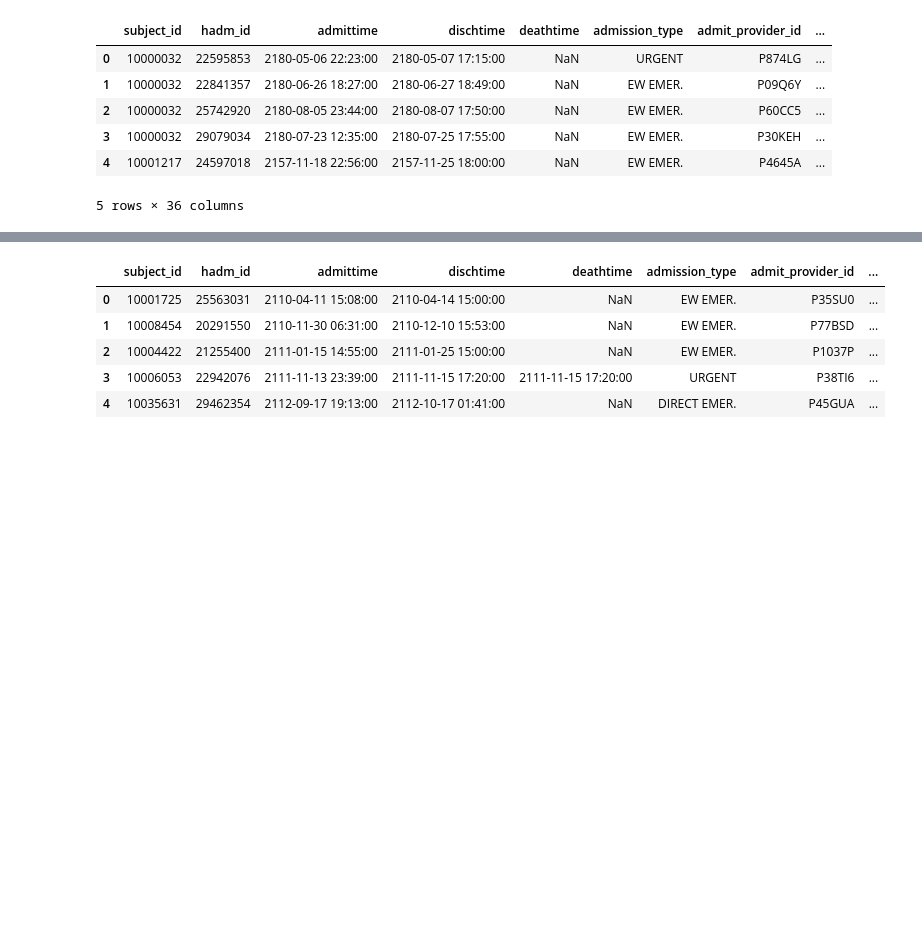
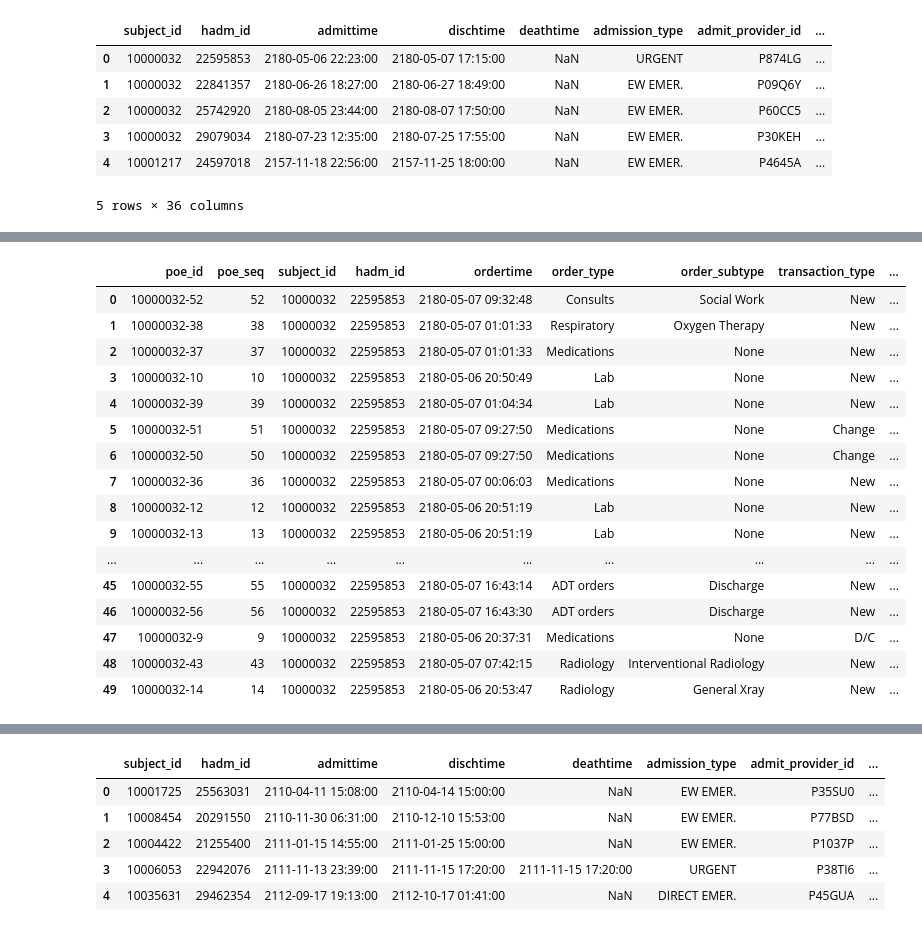
Before and after one commit to kkkarnav/MIMIC, a Jupyter notebook: 3_medications.ipynb, the cells around one changed output, grey strips where cells are left out. Drawn from its saved outputs; the diff is of its cells as text; code cells hidden in the pictures; blank space fills up the shorter version.

```diff
--- a/3_medications.ipynb
+++ b/3_medications.ipynb
@@ -44,0 +112,20 @@ df.head()
+# %%
+pd.DataFrame(ast.literal_eval(df.loc[0, "poe"]))
+# %% [output]
+|  | poe_id | poe_seq | subject_id | hadm_id | ordertime | order_type | order_subtype | transaction_type | ... |
+| 0 | 10000032-52 | 52 | 10000032 | 22595853 | 2180-05-07 09:32:48 | Consults | Social Work | New | ... |
+| 1 | 10000032-38 | 38 | 10000032 | 22595853 | 2180-05-07 01:01:33 | Respiratory | Oxygen Therapy | New | ... |
+| 2 | 10000032-37 | 37 | 10000032 | 22595853 | 2180-05-07 01:01:33 | Medications | None | New | ... |
+| 3 | 10000032-10 | 10 | 10000032 | 22595853 | 2180-05-06 20:50:49 | Lab | None | New | ... |
+| 4 | 10000032-39 | 39 | 10000032 | 22595853 | 2180-05-07 01:04:34 | Lab | None | New | ... |
+| 5 | 10000032-51 | 51 | 10000032 | 22595853 | 2180-05-07 09:27:50 | Medications | None | Change | ... |
+| 6 | 10000032-50 | 50 | 10000032 | 22595853 | 2180-05-07 09:27:50 | Medications | None | Change | ... |
+| 7 | 10000032-36 | 36 | 10000032 | 22595853 | 2180-05-07 00:06:03 | Medications | None | New | ... |
+| 8 | 10000032-12 | 12 | 10000032 | 22595853 | 2180-05-06 20:51:19 | Lab | None | New | ... |
+| 9 | 10000032-13 | 13 | 10000032 | 22595853 | 2180-05-06 20:51:19 | Lab | None | New | ... |
+| ... | ... | ... | ... | ... | ... | ... | ... | ... | ... |
+| 45 | 10000032-55 | 55 | 10000032 | 22595853 | 2180-05-07 16:43:14 | ADT orders | Discharge | New | ... |
+| 46 | 10000032-56 | 56 | 10000032 | 22595853 | 2180-05-07 16:43:30 | ADT orders | Discharge | New | ... |
+| 47 | 10000032-9 | 9 | 10000032 | 22595853 | 2180-05-06 20:37:31 | Medications | None | D/C | ... |
+| 48 | 10000032-43 | 43 | 10000032 | 22595853 | 2180-05-07 07:42:15 | Radiology | Interventional Radiology | New | ... |
+| 49 | 10000032-14 | 14 | 10000032 | 22595853 | 2180-05-06 20:53:47 | Radiology | General Xray | New | ... |
```
Also changed, not shown: parts of 5 cells of this notebook, 1 other file.
